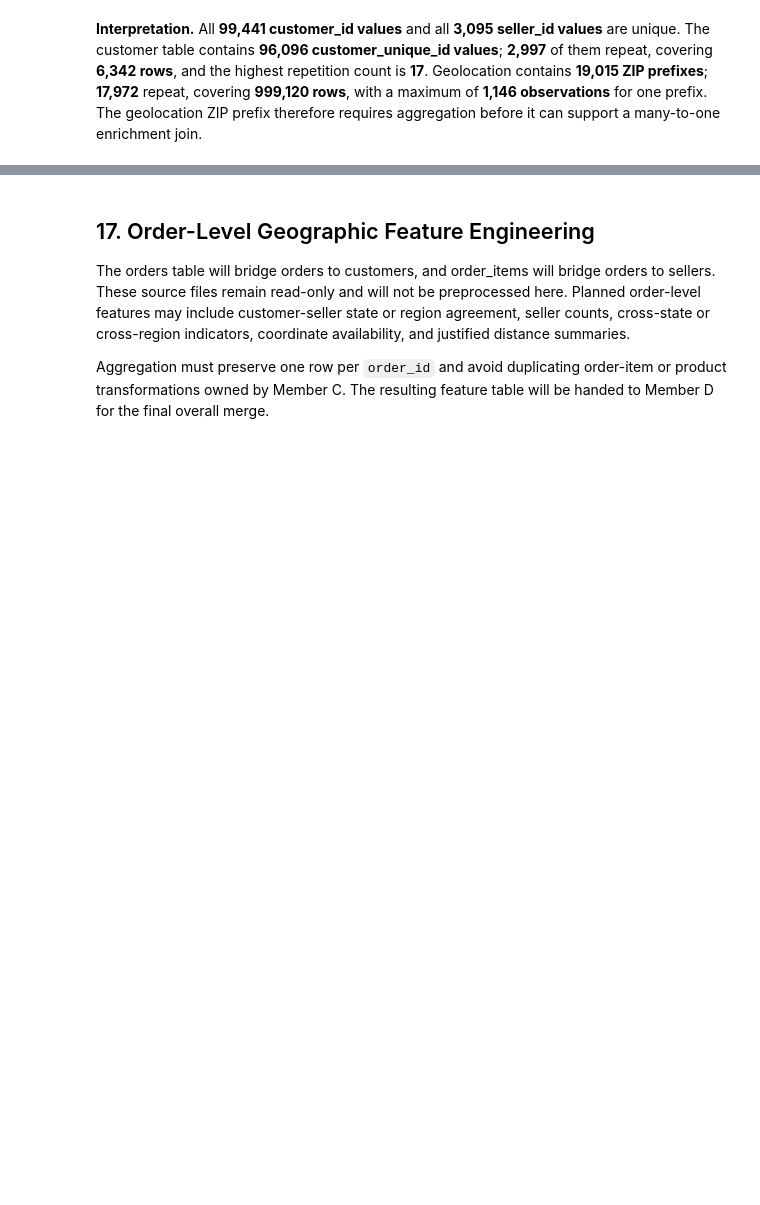
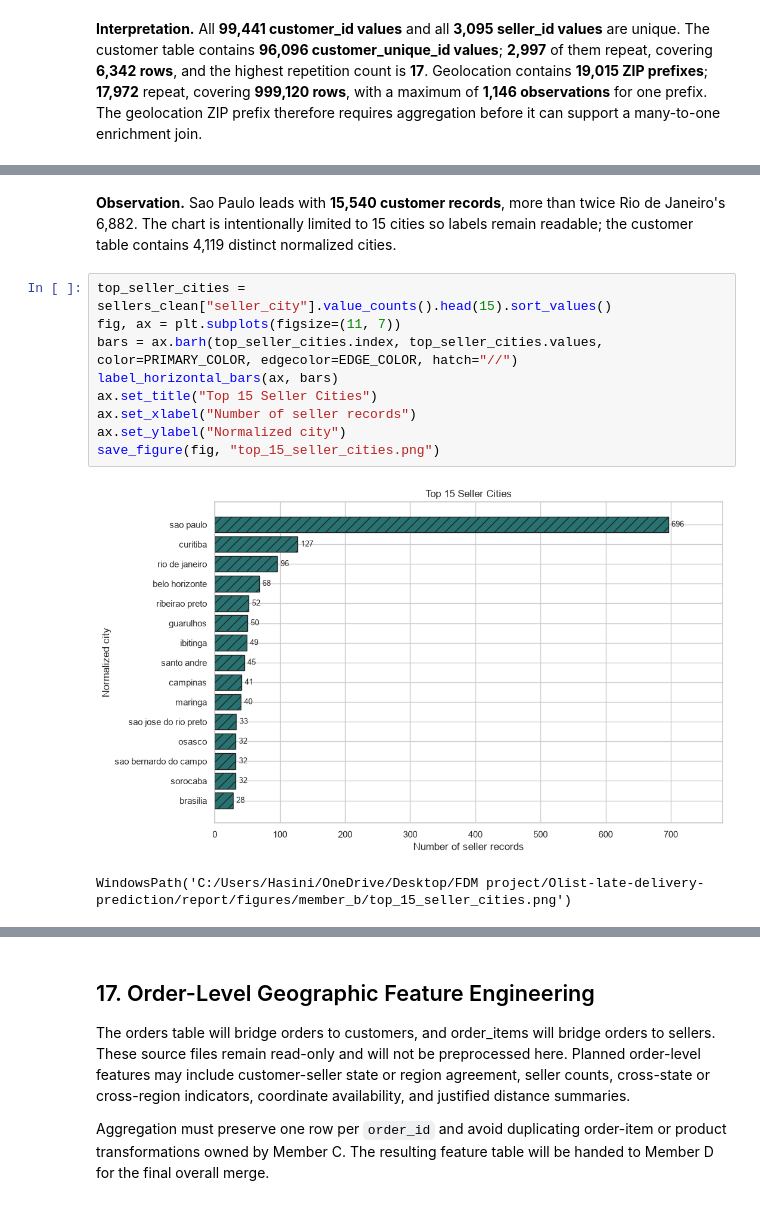
Before and after one commit to subhani257/Olist-late-delivery-prediction, a Jupyter notebook: notebooks/02_customer_seller_geo_eda_preprocessing.ipynb, the cells around one changed output, grey strips where cells are left out. Drawn from its saved outputs; the diff is of its cells as text; blank space fills up the shorter version.

```diff
--- a/notebooks/02_customer_seller_geo_eda_preprocessing.ipynb
+++ b/notebooks/02_customer_seller_geo_eda_preprocessing.ipynb
@@ -453,0 +1019,14 @@ Validated state codes will be mapped to Brazil's five official regions: North, N
+# %% [markdown]
+**Observation.** Sao Paulo leads with **15,540 customer records**, more than twice Rio de Janeiro's 6,882. The chart is intentionally limited to 15 cities so labels remain readable; the customer table contains 4,119 distinct normalized cities.
+# %%
+top_seller_cities = sellers_clean["seller_city"].value_counts().head(15).sort_values()
+fig, ax = plt.subplots(figsize=(11, 7))
+bars = ax.barh(top_seller_cities.index, top_seller_cities.values, color=PRIMARY_COLOR, edgecolor=EDGE_COLOR, hatch="//")
+label_horizontal_bars(ax, bars)
+ax.set_title("Top 15 Seller Cities")
+ax.set_xlabel("Number of seller records")
+ax.set_ylabel("Normalized city")
+save_figure(fig, "top_15_seller_cities.png")
+# %% [output]
+[figure, added]
+WindowsPath('C:/Users/Hasini/OneDrive/Desktop/FDM project/Olist-late-delivery-prediction/report/figures/member_b/top_15_seller_cities.png')
```
Also changed, not shown: parts of 45 cells of this notebook, 11 other files.
